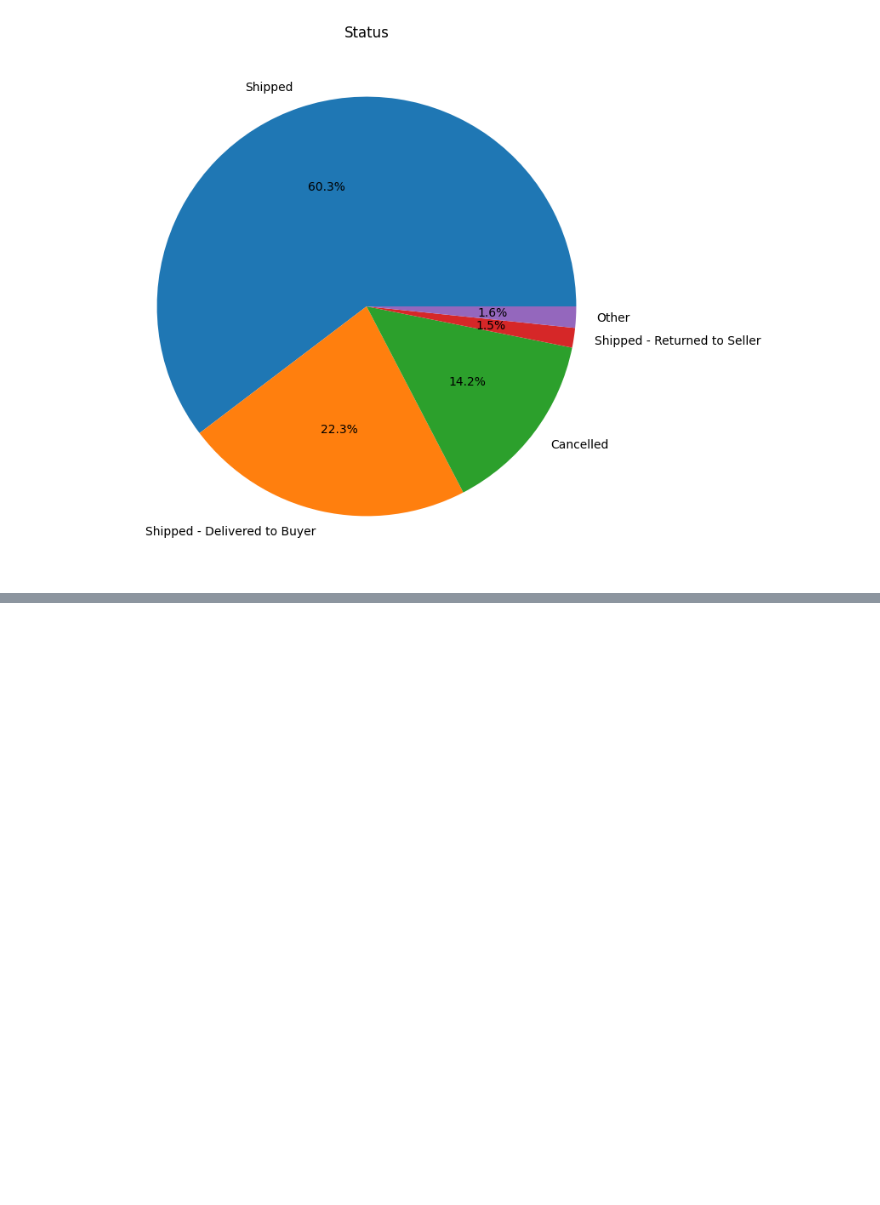
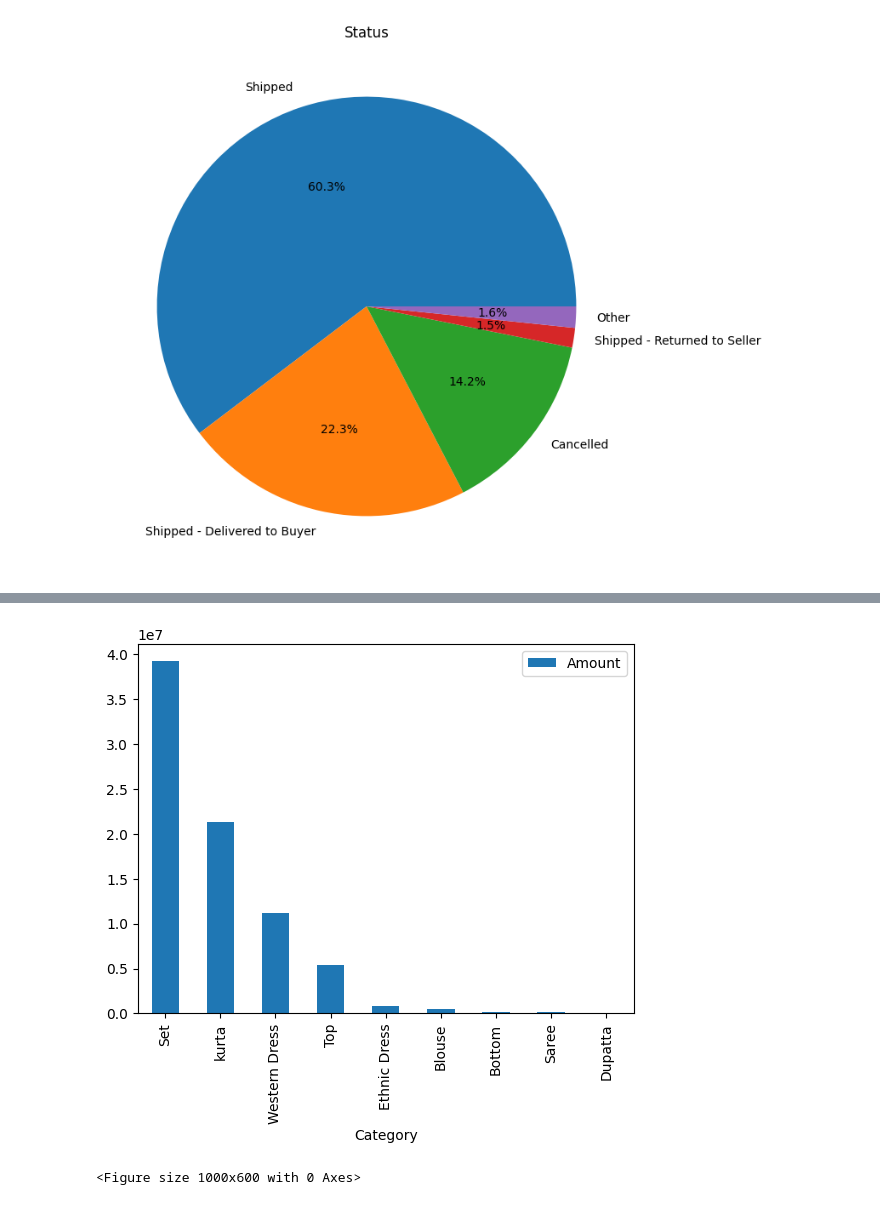
Before and after one commit to FairozMoheb/slash_task, a Jupyter notebook: eda-cleaning.ipynb, the cells around one changed output, grey strips where cells are left out. Saved outputs shown, nothing was run; the diff lists cells and outputs as text; code cells hidden in the pictures; blank space fills up the shorter version.

```diff
--- a/task.ipynb
+++ b/eda-cleaning.ipynb
@@ -347,0 +454,11 @@ plt.show()
+# %%
+category_report=report.groupby(report['Category']).agg({'Amount':'sum'},{'Style':'count'})
+# cat_report=report.groupby("Category")[['Style']].agg({'Amount':'sum'})
+category_report=category_report.sort_values('Amount',ascending=False)
+# print(cat_report)
+category_report.plot(kind='bar')
+plt.figure(figsize=(10, 6))
+plt.show()
+# %% [output]
+[figure, added]
+<Figure size 1000x600 with 0 Axes>
```
Also changed, not shown: parts of 18 cells of this notebook.
